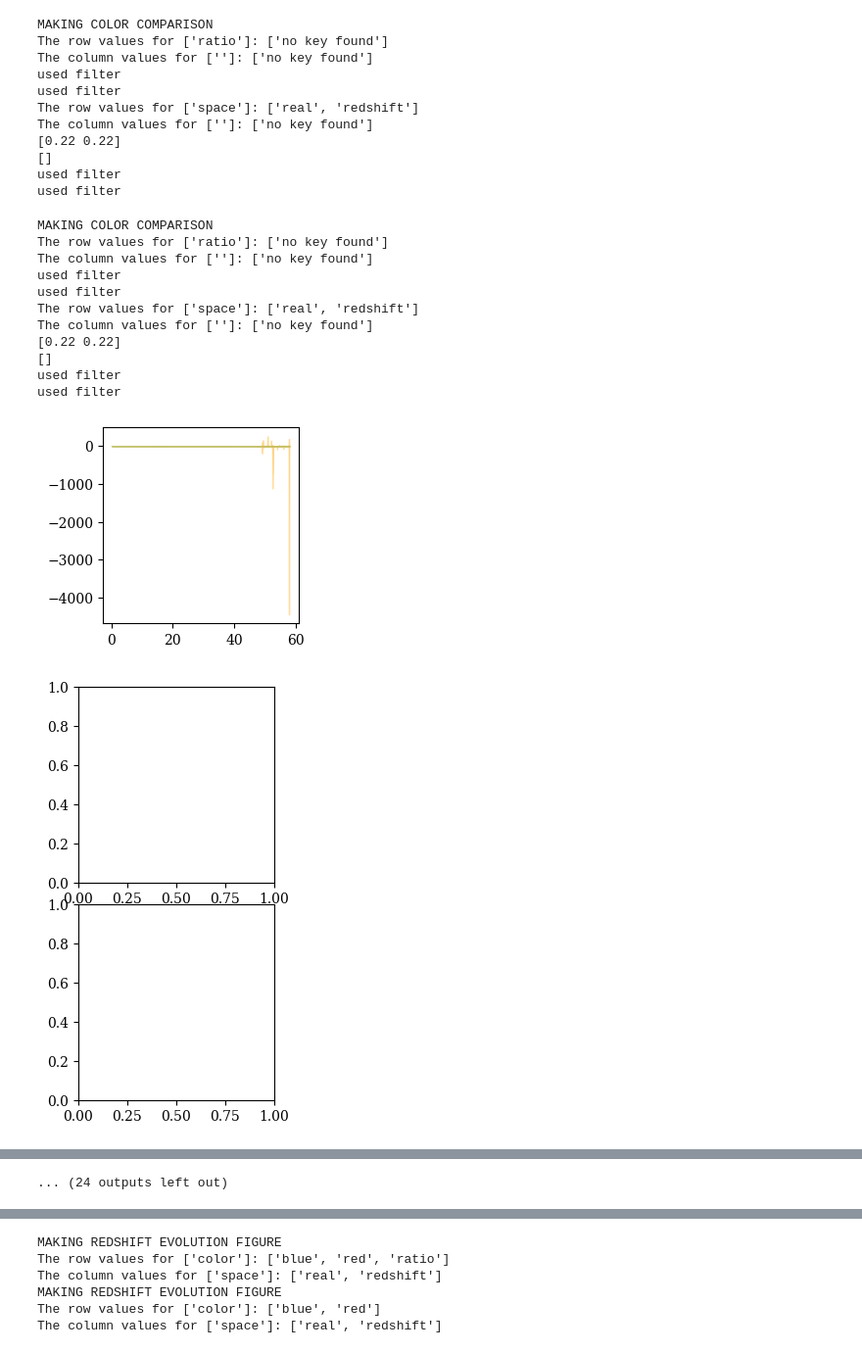
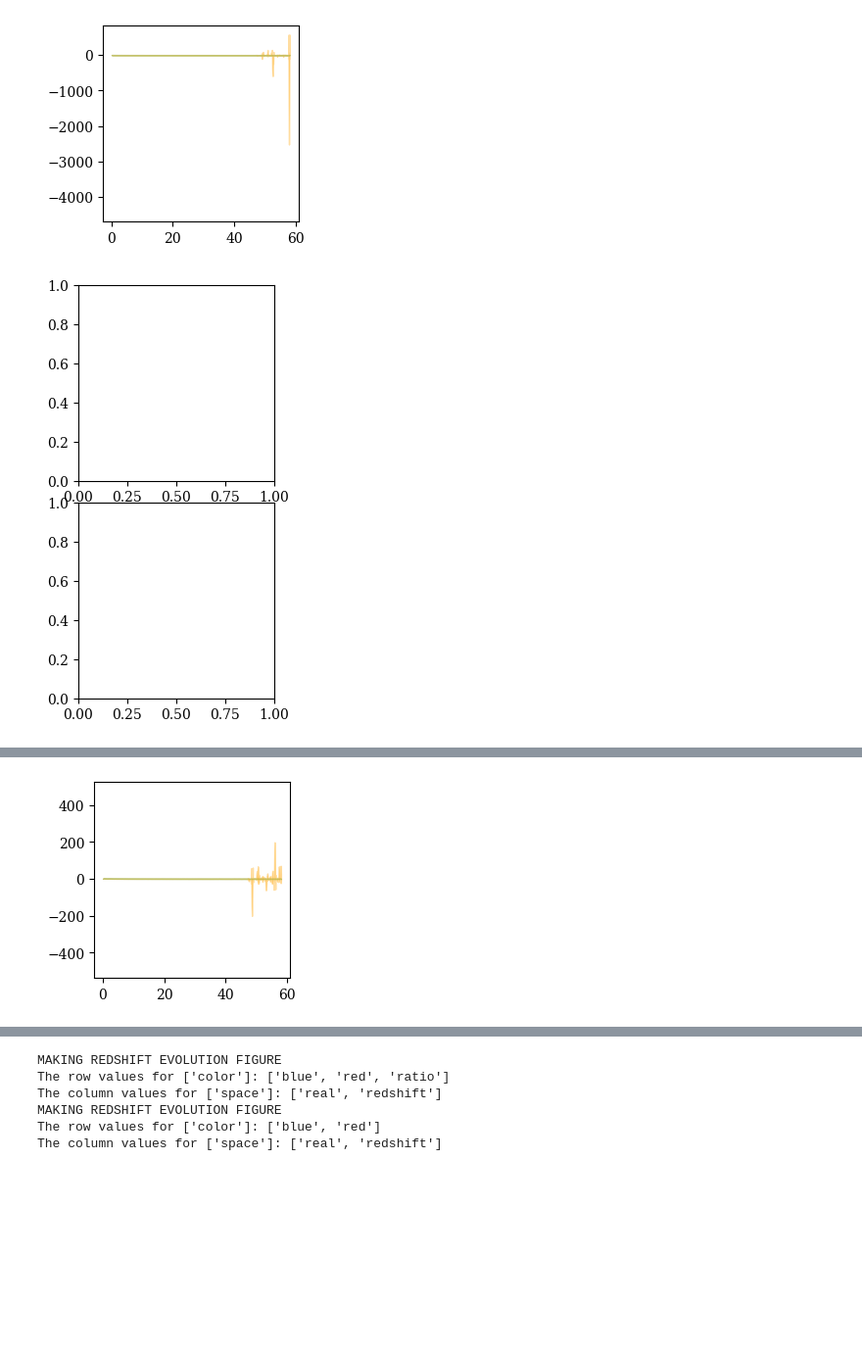
Before and after one commit to calvinosinga/hcolor, a Jupyter notebook: fig_md_analysis/paper/redvsblue/redvsblue.ipynb, the cells around one changed output, grey strips where cells are left out. Shown: that part at 98% size. Drawn from its saved outputs; the diff is of its cells as text; code cells hidden in the pictures; blank space fills up the shorter version.

```diff
--- a/fig_md_analysis/paper/redvsblue/redvsblue.ipynb
+++ b/fig_md_analysis/paper/redvsblue/redvsblue.ipynb
@@ -40,16 +40,16 @@ def color_compare(ip, window_length, polyorder, savename):
         print('used filter')
 #         polyorder = 1
 #         window_length = 7
-        cutidx = 11
-        ymin = savgol_filter(data[1, cutidx:], window_length, polyorder)
-        ymax = savgol_filter(data[2, cutidx:], window_length, polyorder)
-        minplt = np.zeros_like(x)
-        maxplt = np.zeros_like(x)
-        minplt[:cutidx] = data[1, :cutidx]
-        maxplt[:cutidx] = data[2, :cutidx]
-        minplt[cutidx:] = ymin
-        maxplt[cutidx:] = ymax
-        ax.fill_between(x, minplt, maxplt, **kwargs)
+#         cutidx = 0
+        ymin = savgol_filter(data[1, :], window_length, polyorder)
+        ymax = savgol_filter(data[2, :], window_length, polyorder)
+#         minplt = np.zeros_like(x)
+#         maxplt = np.zeros_like(x)
+#         minplt[:cutidx] = data[1, :cutidx]
+#         maxplt[:cutidx] = data[2, :cutidx]
+#         minplt[cutidx:] = ymin
+#         maxplt[cutidx:] = ymax
+        ax.fill_between(x, ymin, ymax, **kwargs)
         return
 
     # make ratios
@@ -78,11 +78,11 @@ def color_compare(ip, window_length, polyorder, savename):
     fg.arrange('space', '', panel_length = 2, xborder = XBORDER,
             yborder = YBORDER)
     pargs = {}
-    pargs['label'] = 'HI-Blue Cross-Power'
+    pargs['label'] = 'HI X Blue Cross-Power'
     pargs['color'] = blue_color
     pargs['alpha'] = 0.55
     fg.makeFills({'color':'blue'}, pargs)
-    pargs['label'] = 'HI-Red Cross-Power'
+    pargs['label'] = 'HI X Red Cross-Power'
     pargs['color'] = red_color
     fg.makeFills({'color':'red'}, pargs)
     fg.combineFigrids(fgrob)
@@ -111,7 +111,7 @@ def color_compare(ip, window_length, polyorder, savename):
     ypos = [fg.xborder[0] * 0.1 / fg.figsize[0],
         1 - (0.5*(np.sum(fg.panel_heights[:-1]) + np.sum(fg.hspace[:fg.dim[1] - 2]) + fg.yborder[0])) / fg.figsize[1]]
     ykw = {'fontsize':larfont, 'ha':'left'}
-    flib.pklabels(fg, ysub = r'\rm{HI-gal}', ypos = ypos, xtxtkw = kw, ytxtkw = ykw)
+    flib.pklabels(fg, ysub = r'\rm{HIXgal}', ypos = ypos, xtxtkw = kw, ytxtkw = ykw)
     txtkw = {}
     txtkw['ha'] = 'center'
     txtkw['va'] = 'top'
@@ -137,8 +137,8 @@ def color_compare(ip, window_length, polyorder, savename):
     return
 # %%
 # the red vs blue ratios don't make a lot of sense with the ratios
-wls = [1, 3, 5, 7]
-pl = [0, 1]
+wls = [7, 9, 11]
+pl = [4]
 ip = {'color':['red', 'blue'], 'gal_res':'diemer', 'gal_species':'stmass', 'is_auto':False}
 
 for wl in wls:
@@ -149,7 +149,7 @@ for wl in wls:
             if wl > p:
                 color_compare(ip, wl, p, name)
 ip['snapshot'] = 99
-color_compare(ip, 7, 1, "rvb_99_FINAL.pdf")
+color_compare(ip, 9, 4, "rvb_99_FINAL.pdf")
 # %% [output]
 MAKING COLOR COMPARISON
 The row values for ['ratio']: ['no key found']
@@ -204,24 +171,2 @@ used filter
-MAKING COLOR COMPARISON
-The row values for ['ratio']: ['no key found']
-The column values for ['']: ['no key found']
-used filter
-used filter
-The row values for ['space']: ['real', 'redshift']
-The column values for ['']: ['no key found']
-[0.22 0.22]
-[]
-used filter
-used filter
-MAKING COLOR COMPARISON
-The row values for ['ratio']: ['no key found']
-The column values for ['']: ['no key found']
-used filter
-used filter
-The row values for ['space']: ['real', 'redshift']
-The column values for ['']: ['no key found']
-[0.22 0.22]
-[]
-used filter
-used filter
-[figure, old version]
+[figure, new version]
 [figure]
@@ -231,2 +176,2 @@ used filter
 [figure]
-... (24 outputs left out)
+[figure, added]
```
Also changed, not shown: parts of 3 cells of this notebook, 59 other files.
